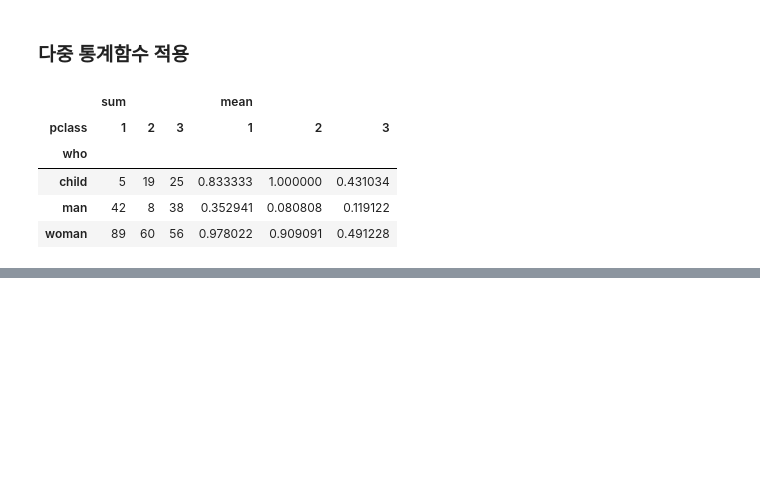
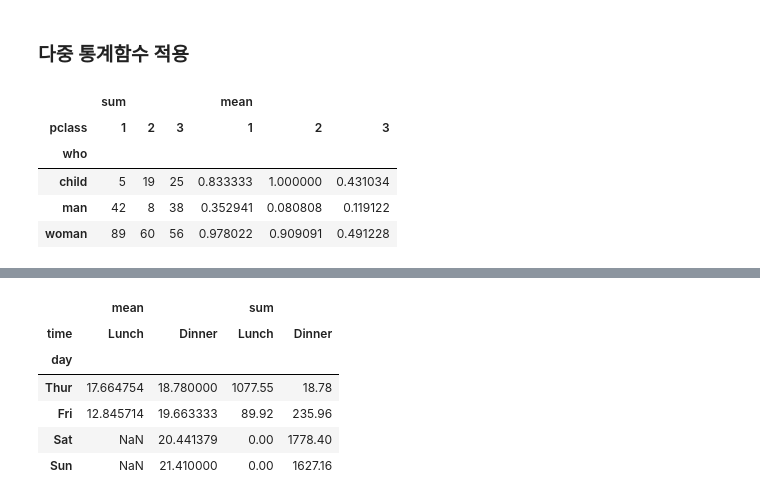
Before and after one commit to froggy-hyun/pandas_note, a Jupyter notebook: 06. Groupby와 Pivot table(with타이타닉호 데이터).ipynb, the cells around one changed output, grey strips where cells are left out. Cells and saved outputs as stored; diff of their text form; code cells hidden in the pictures; blank space fills up the shorter version.

```diff
--- a/06. Groupby와 Pivot table(with타이타닉호 데이터).ipynb
+++ b/06. Groupby와 Pivot table(with타이타닉호 데이터).ipynb
@@ -541,0 +578,10 @@ df.pivot_table(index='who', columns='pclass', values='survived', aggfunc=['sum',
+# %%
+tips.pivot_table(index='day', columns='time', values='total_bill', aggfunc=['mean', 'sum'])
+# %% [output]
+|  | mean |  | sum |  |
+| time | Lunch | Dinner | Lunch | Dinner |
+| day |  |  |  |  |
+| Thur | 17.664754 | 18.780000 | 1077.55 | 18.78 |
+| Fri | 12.845714 | 19.663333 | 89.92 | 235.96 |
+| Sat | NaN | 20.441379 | 0.00 | 1778.40 |
+| Sun | NaN | 21.410000 | 0.00 | 1627.16 |
```
Also changed, not shown: parts of 7 cells of this notebook.
